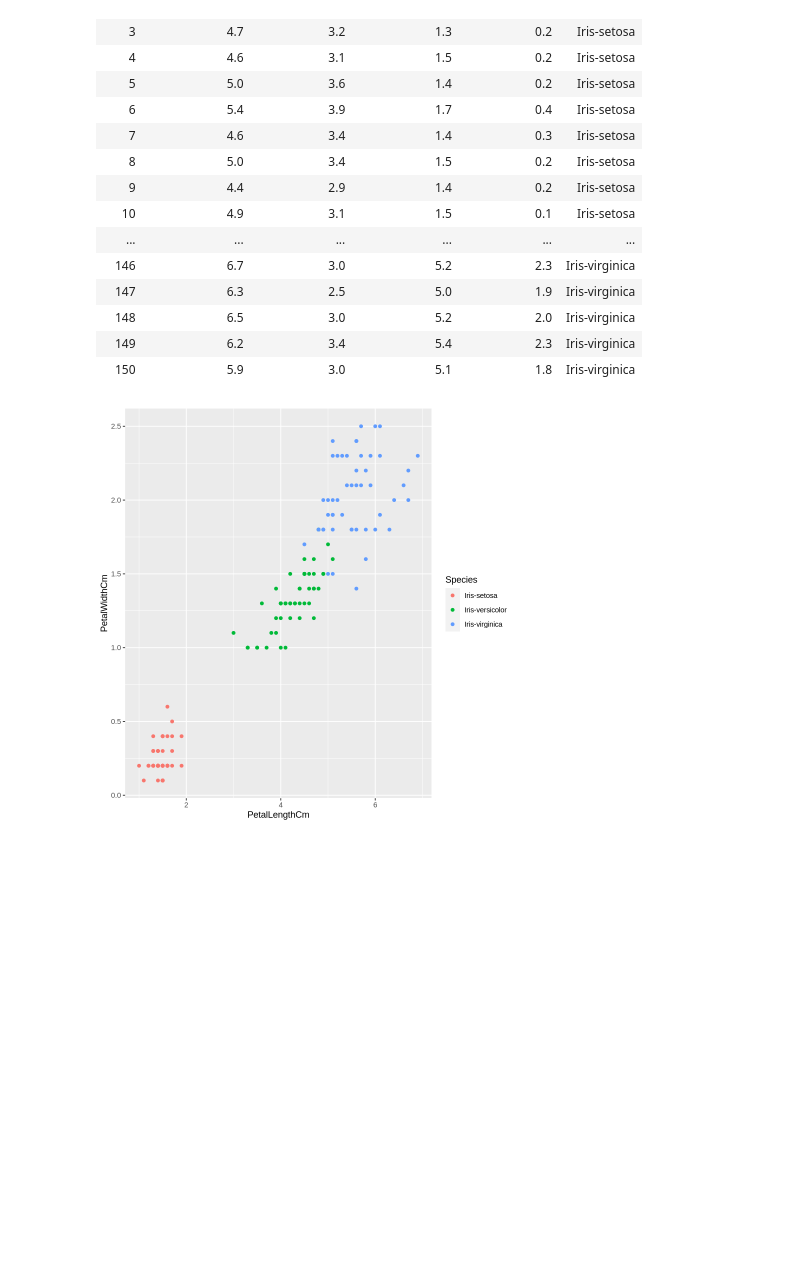
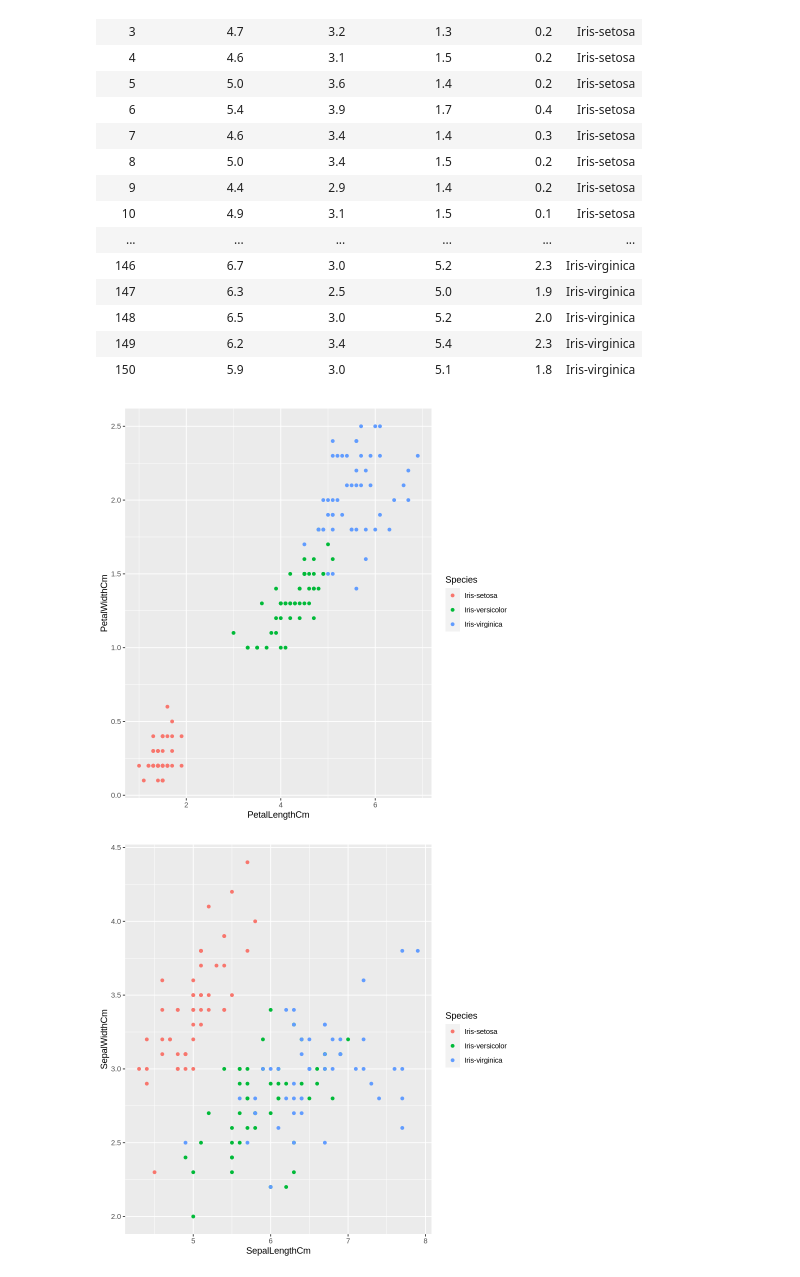
Before and after one commit to lucaschan117/dsci-100-002-group36, a Jupyter notebook: Untitled.ipynb, the cells around one changed output. Cells and saved outputs as stored; diff of their text form; code cells hidden in the pictures; blank space fills up the shorter version.

Commit message:
added second graph

```diff
--- a/Untitled.ipynb
+++ b/Untitled.ipynb
@@ -53,8 +53,13 @@ A tibble: 150 × 6
 # %%
  iris_plot <- iris |>
     ggplot(aes(x = PetalLengthCm, y = PetalWidthCm, color = Species)) +
     geom_point()
+iris_plot2 <- iris |>
+    ggplot(aes(x = SepalLengthCm, y = SepalWidthCm, color = Species)) +
+    geom_point()
 
 iris_plot
+iris_plot2
 # %% [output]
 [figure]
+[figure, added]
```
